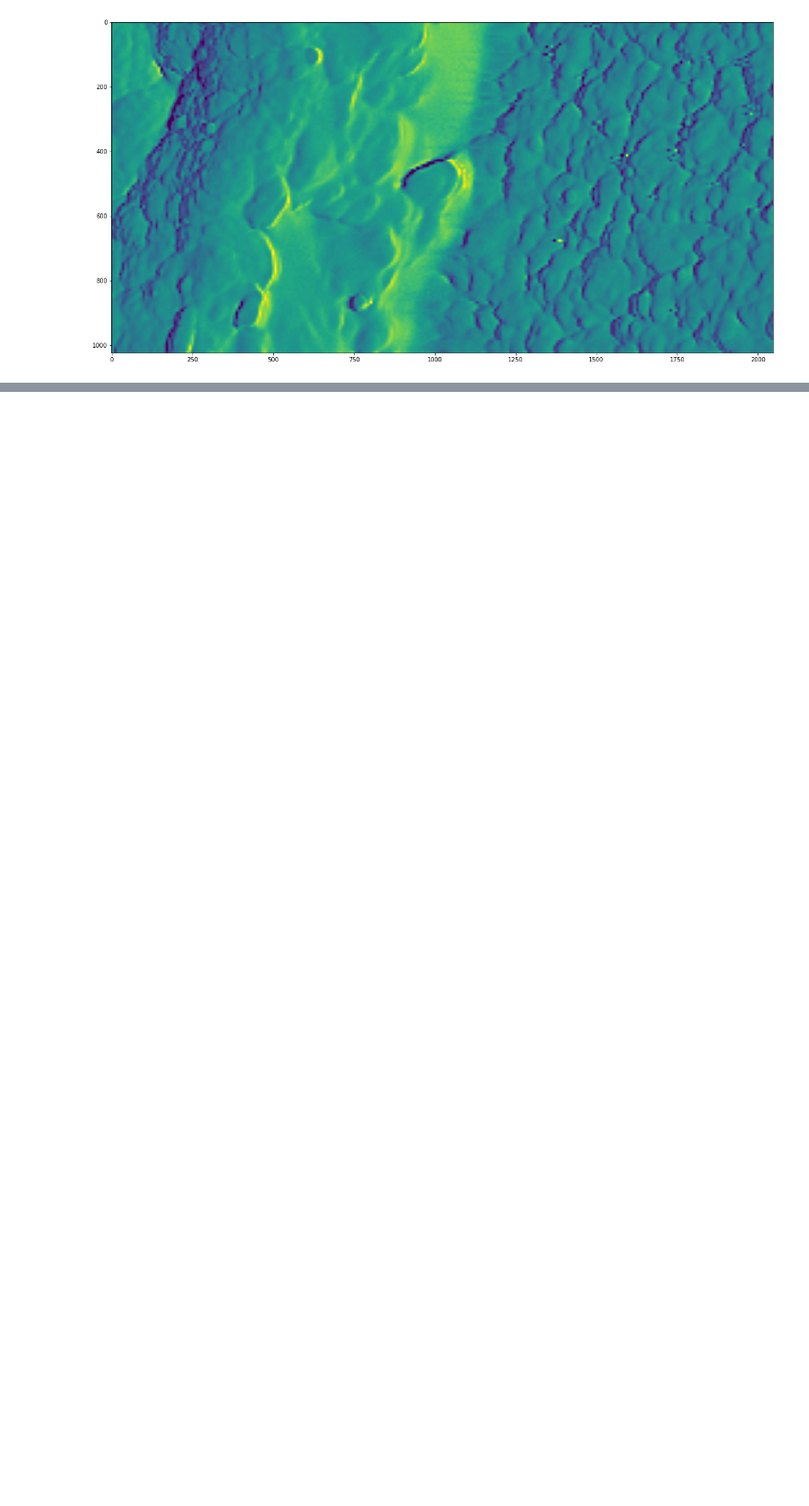
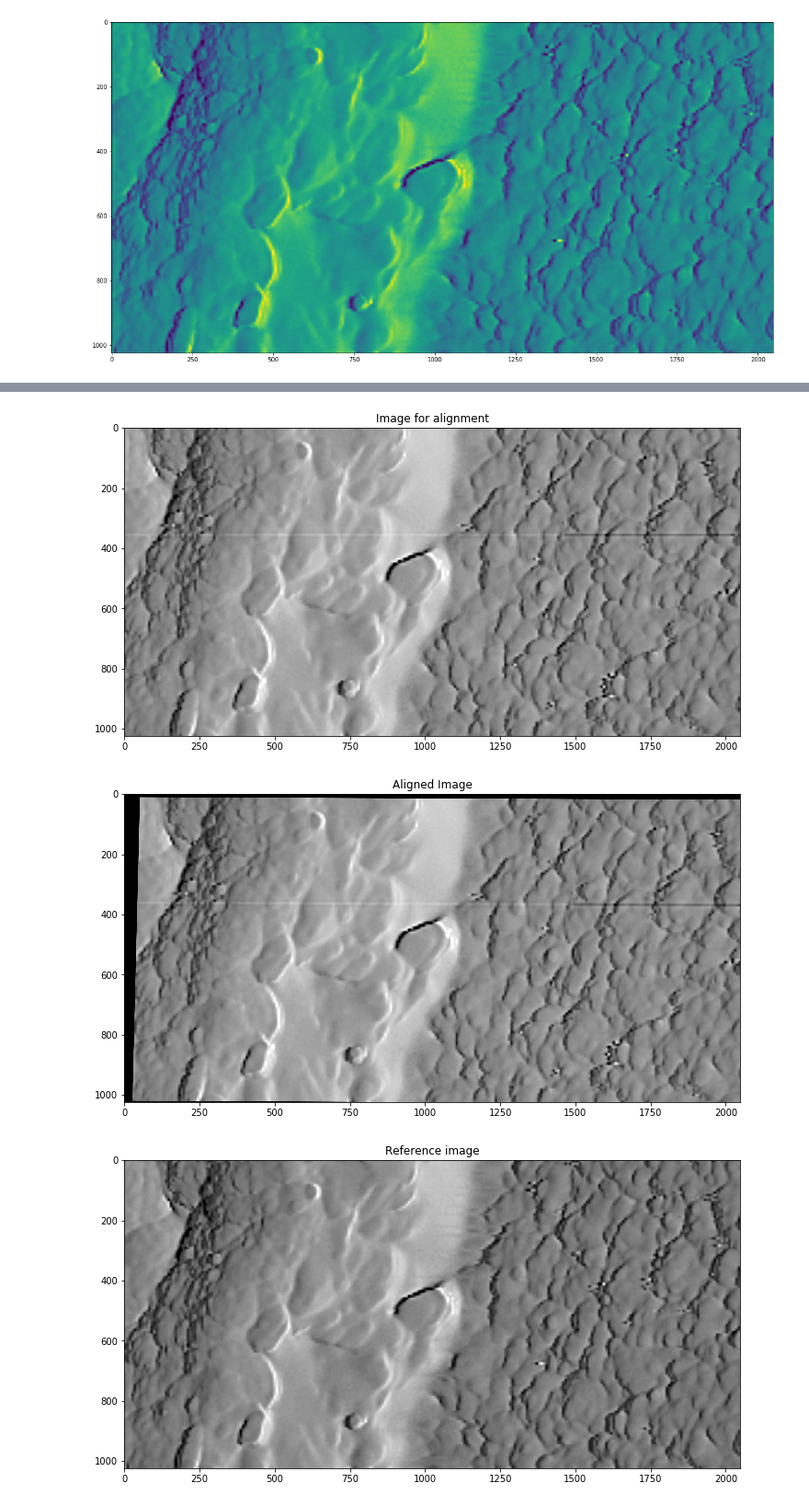
Before and after one commit to General-Ilya/EnhancedAFM, a Jupyter notebook: AlignmentZtoCPD/AreaPreservingWarp.ipynb, the cells around one changed output, grey strips where cells are left out. Shown at 92% size. Saved outputs shown, nothing was run; the diff lists cells and outputs as text; code cells hidden in the pictures; blank space fills up the shorter version.

```diff
--- a/AlignmentZtoCPD/AreaPreservingWarp.ipynb
+++ b/AlignmentZtoCPD/AreaPreservingWarp.ipynb
@@ -74,0 +60,10 @@ plt.show()
+# %%
+height, width = A_array[2].shape
+ito_upsample = cv2.resize(A_array[2], (width*8, height*8), cv2.INTER_LANCZOS4)
+blur = cv2.GaussianBlur(ito_upsample, (25,25), 20)
+ito_upsample_sharp = cv2.addWeighted(blur, -2, ito_upsample, 3,0)
+
+height, width = A_array[3].shape
+mo_upsample = cv2.resize(A_array[3], (width*8, height*8), cv2.INTER_LANCZOS4)
+blur = cv2.GaussianBlur(mo_upsample, (25,25), 20)
+mo_upsample_sharp = cv2.addWeighted(blur, -2, mo_upsample, 3,0)
@@ -75,10 +128,26 @@ plt.show()
 # %%
-# plt.figure(figsize=(20,20))
-# plt.imshow(dark_upsample_sharp)
-# plt.show()
-# plt.figure(figsize=(20,20))
-# plt.imshow(warped)
-# plt.show()
-# plt.figure(figsize=(20,20))
-# plt.imshow(illumination_upsample_sharp)
-# plt.show()
+
+
+plt.figure(figsize=(12,12))
+plt.imshow(ito_upsample_sharp)
+plt.title("Image for alignment")
+plt.show()
+
+plt.figure(figsize=(12,12))
+plt.imshow(imReg)
+plt.title("Aligned Image")
+plt.show()
+
+plt.figure(figsize=(12,12))
+plt.imshow(illumination_upsample_sharp)
+plt.title("Reference image")
+plt.show()
+
+plt.figure(figsize=(12,12))
+plt.imshow(cv2.addWeighted(imReg, -1, illumination_upsample_sharp, 1, 0))
+plt.title("Difference image")
+plt.show()
+# %% [output]
+[figure, added]
+[figure, added]
+[figure, added]
```
Also changed, not shown: parts of 16 cells of this notebook, 4 other files.
